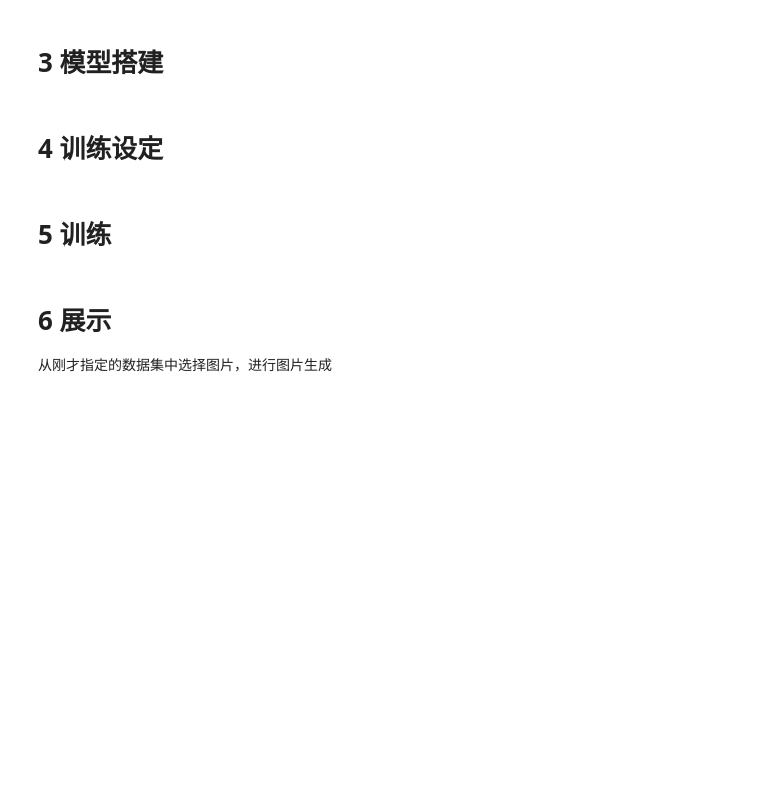
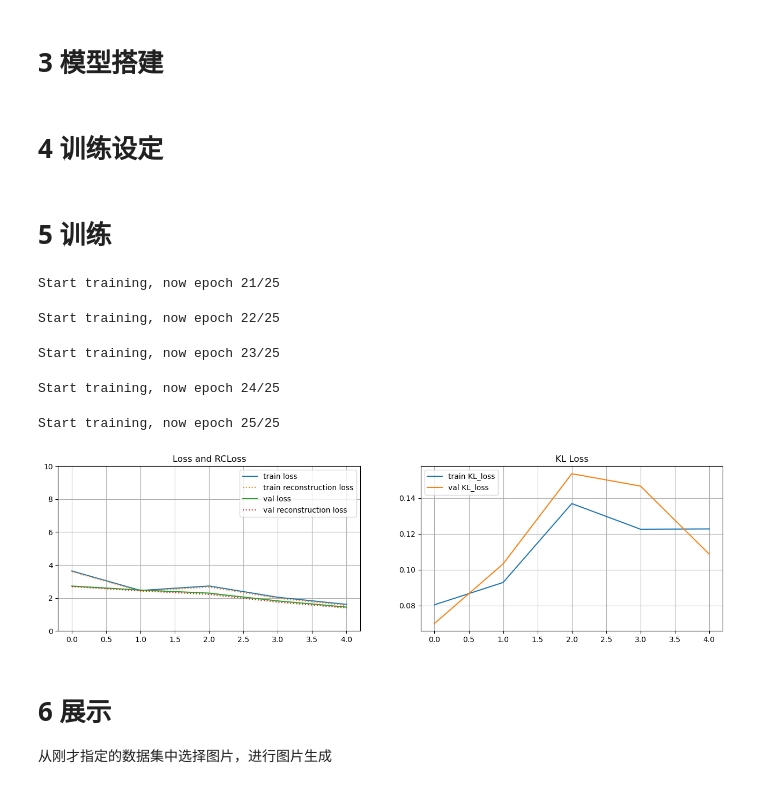
Before and after one commit to CoEric0/LJ_ai_task, a Jupyter notebook: final/SketchRNN.ipynb, the cells around one changed output. Saved outputs shown, nothing was run; the diff lists cells and outputs as text; code cells hidden in the pictures; blank space fills up the shorter version.

```diff
--- a/final/SketchRNN.ipynb
+++ b/final/SketchRNN.ipynb
@@ -274,9 +277,14 @@ class model(nn.Module):
 
     # 储存模型（解码编码分开保存）
     def save(self, config, model):
+        if config.continue_train:
+            epochs = config.epoch + config.last_train_epoch
+        else:
+            epochs = config.epoch
+
         # save encoder and decoder
-        torch.save(model.encoder.state_dict(), f"trained_SRNN_{config.data_lable}_epoch{config.epoch}_encoder.pth")
-        torch.save(model.decoder.state_dict(), f"trained_SRNN_{config.data_lable}_epoch{config.epoch}_decoder.pth")
+        torch.save(model.encoder.state_dict(), f"./saved_model/trained_SRNN_{config.data_lable}_epoch{epochs}_encoder.pth")
+        torch.save(model.decoder.state_dict(), f"./saved_model/trained_SRNN_{config.data_lable}_epoch{epochs}_decoder.pth")
 
 
     def train(self, config, train_data, val_data):
@@ -297,7 +305,7 @@ class model(nn.Module):
 
 
         for epoch in range(config.epoch):
-            print(f'Start training, now epoch {epoch+1}/{config.epoch}')
+            print(f'Start training, now epoch {config.last_train_epoch + epoch+1}/{config.last_train_epoch + config.epoch}')
             train_loss_history = []
             train_LKL_history = []
             train_LR_history = []
@@ -383,6 +391,10 @@ class model(nn.Module):
                     val_LKL_history.append(val_kl_loss.item())
                     val_LR_history.append(val_rc_loss.item())
 
+                # 每隔一段时间测试一次，绘制图片
+                if epoch % 10 == 0 and epoch != 0:
+                    self.test(config, test_data, epoch_now = config.last_train_epoch + epoch + 1)
+
 
             # 记录每个epoch的损失
             train_loss_epoch_history.append(np.mean(train_loss_history).item())
@@ -424,7 +436,7 @@ class model(nn.Module):
         plt.show()
 
     # 使用测试集数据测试模型
-    def test(self, config, test_data):
+    def test(self, config, test_data, epoch_now = 0):
         self.encoder.eval()
         self.decoder.eval()
 
@@ -437,11 +449,11 @@ class model(nn.Module):
 
         with torch.no_grad():
             test_data = torch.from_numpy(test_data).to(config.device)
-            self.generate(config, test_data)
+            self.generate(config, test_data, epoch_now)
 
 
     # 最终生成样例(有条件)
-    def generate(self, config, original_data):
+    def generate(self, config, original_data, epoch_now = 0):
         # encoder
         original_data = original_data.permute(1,0,2)
         z, _, _ = self.encoder(config, original_data)
@@ -531,7 +543,11 @@ class model(nn.Module):
             plt.title(f"Sample: {i+1}")
             plt.axis('off')
 
-        plt.suptitle(f"Lable: {config.data_lable}")
-        plt.show()
+        plt.suptitle(f"Lable: {config.data_lable}. Epochs: {epoch_now}. Temperature: {config.temperature}")
+        if config.mode == 'test':
+            plt.savefig(f'result_test/SRNN_{config.data_lable}_epoch{epoch_now}_temperature{config.temperature}.png')
+            plt.show()
+        elif config.mode == 'train':
+            plt.savefig(f'result_train/SRNN_{config.data_lable}_epoch{epoch_now}_temperature{config.temperature}.png')
 # %% [markdown]
 # 5 训练
@@ -542,3 +554,24 @@ class model(nn.Module):
+# %%
+config.mode = 'train'
+my_model = model(config)
+
+# 一些参数调整，根据实际情况选择
+config.continue_train = False
+# config.last_train_epoch = 20
+if config.continue_train:
+    my_model.encoder.load_state_dict(torch.load(f"./saved_model/trained_SRNN_{config.data_lable}_epoch{config.last_train_epoch}_encoder.pth", map_location=config.device))
+    my_model.decoder.load_state_dict(torch.load(f"./saved_model/trained_SRNN_{config.data_lable}_epoch{config.last_train_epoch}_decoder.pth", map_location=config.device))
+
+
+
+my_model.train(config, train_data, val_data)
+# %% [output]
+Start training, now epoch 21/25
+Start training, now epoch 22/25
+Start training, now epoch 23/25
+Start training, now epoch 24/25
+Start training, now epoch 25/25
+[figure, added]
 # %% [markdown]
 # 6 展示
 从刚才指定的数据集中选择图片，进行图片生成
```
Also changed, not shown: parts of 3 cells of this notebook.
